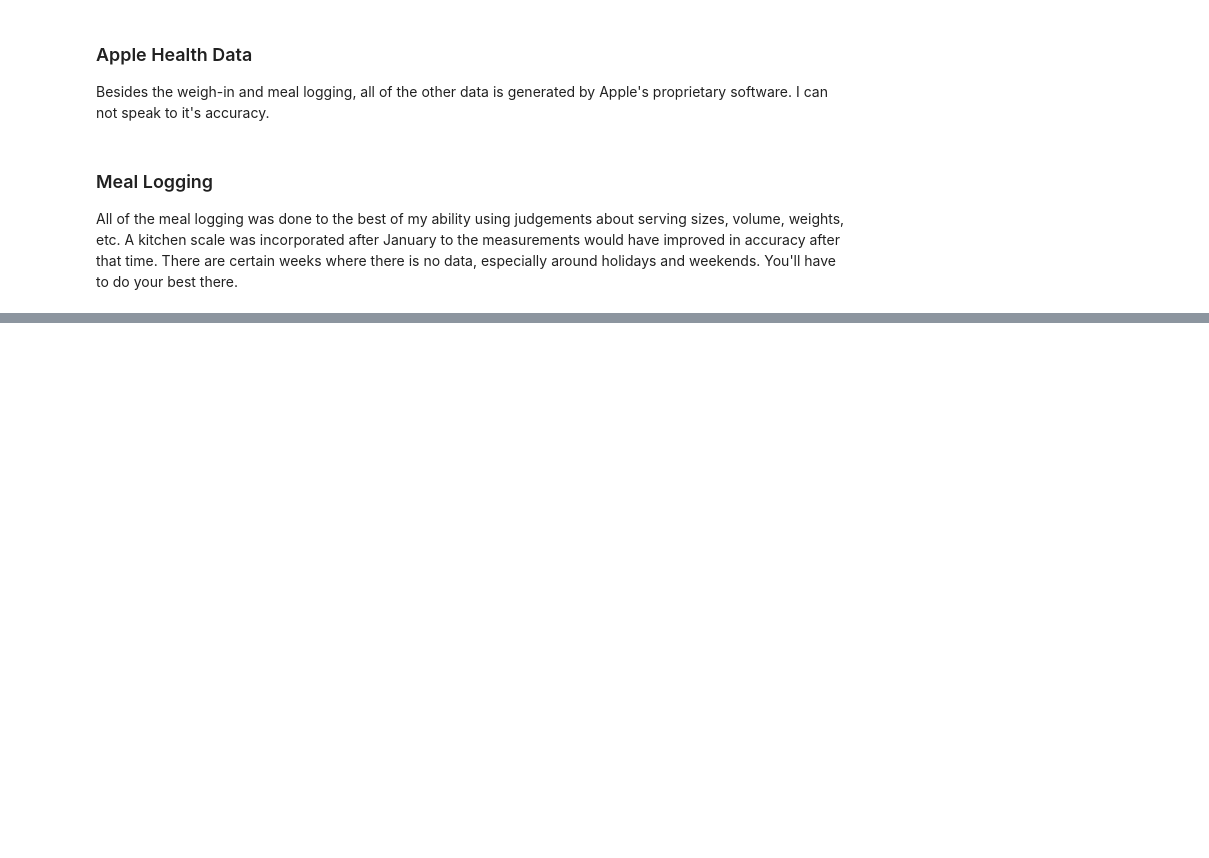
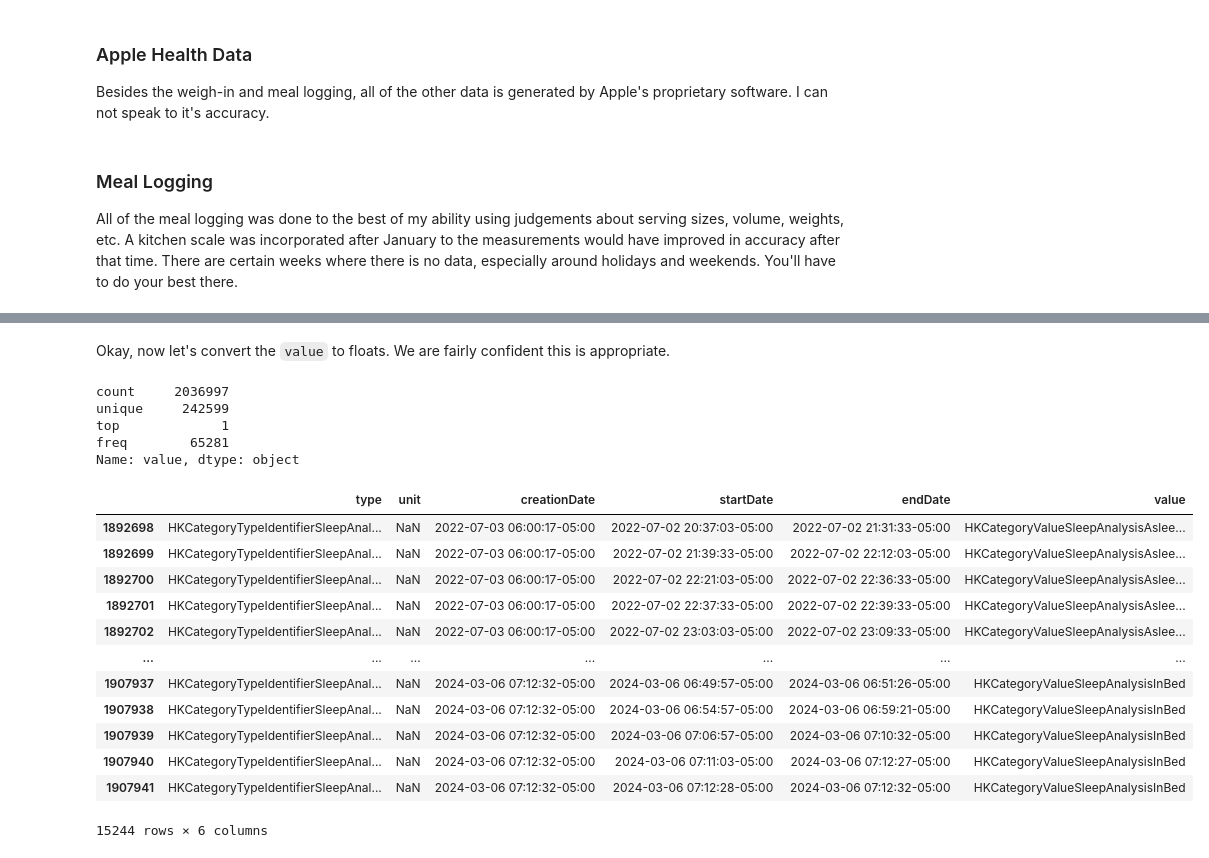
Before and after one commit to bennettandrewm/guess_my_weight, a Jupyter notebook: brainstorm.ipynb, the cells around one changed output, grey strips where cells are left out. Drawn from its saved outputs; the diff is of its cells as text; code cells hidden in the pictures; blank space fills up the shorter version.

```diff
--- a/brainstorm.ipynb
+++ b/brainstorm.ipynb
@@ -50,0 +78,6 @@ record_data.head()
+# %%
+# drop SourceName, Source Type, and device.
+record_data.drop(['sourceName', 'sourceVersion', 'device'], axis = 1, inplace = True)
+# %%
+time_cols = ['creationDate', 'startDate', 'endDate']
+record_data[time_cols] = record_data[time_cols].apply(pd.to_datetime)
@@ -50,0 +100,26 @@ record_data.head()
+# %% [markdown]
+Okay, now let's convert the `value` to floats. We are fairly confident this is appropriate.
+# %%
+record_data['value'].describe()
+# %% [output]
+count     2036997
+unique     242599
+top             1
+freq        65281
+Name: value, dtype: object
+# %%
+record_data[record_data['type'] == 'HKCategoryTypeIdentifierSleepAnalysis']
+# %% [output]
+|  | type | unit | creationDate | startDate | endDate | value |
+| 1892698 | HKCategoryTypeIdentifierSleepAnal... | NaN | 2022-07-03 06:00:17-05:00 | 2022-07-02 20:37:03-05:00 | 2022-07-02 21:31:33-05:00 | HKCategoryValueSleepAnalysisAslee... |
+| 1892699 | HKCategoryTypeIdentifierSleepAnal... | NaN | 2022-07-03 06:00:17-05:00 | 2022-07-02 21:39:33-05:00 | 2022-07-02 22:12:03-05:00 | HKCategoryValueSleepAnalysisAslee... |
+| 1892700 | HKCategoryTypeIdentifierSleepAnal... | NaN | 2022-07-03 06:00:17-05:00 | 2022-07-02 22:21:03-05:00 | 2022-07-02 22:36:33-05:00 | HKCategoryValueSleepAnalysisAslee... |
+| 1892701 | HKCategoryTypeIdentifierSleepAnal... | NaN | 2022-07-03 06:00:17-05:00 | 2022-07-02 22:37:33-05:00 | 2022-07-02 22:39:33-05:00 | HKCategoryValueSleepAnalysisAslee... |
+| 1892702 | HKCategoryTypeIdentifierSleepAnal... | NaN | 2022-07-03 06:00:17-05:00 | 2022-07-02 23:03:03-05:00 | 2022-07-02 23:09:33-05:00 | HKCategoryValueSleepAnalysisAslee... |
+| ... | ... | ... | ... | ... | ... | ... |
+| 1907937 | HKCategoryTypeIdentifierSleepAnal... | NaN | 2024-03-06 07:12:32-05:00 | 2024-03-06 06:49:57-05:00 | 2024-03-06 06:51:26-05:00 | HKCategoryValueSleepAnalysisInBed |
+| 1907938 | HKCategoryTypeIdentifierSleepAnal... | NaN | 2024-03-06 07:12:32-05:00 | 2024-03-06 06:54:57-05:00 | 2024-03-06 06:59:21-05:00 | HKCategoryValueSleepAnalysisInBed |
+| 1907939 | HKCategoryTypeIdentifierSleepAnal... | NaN | 2024-03-06 07:12:32-05:00 | 2024-03-06 07:06:57-05:00 | 2024-03-06 07:10:32-05:00 | HKCategoryValueSleepAnalysisInBed |
+| 1907940 | HKCategoryTypeIdentifierSleepAnal... | NaN | 2024-03-06 07:12:32-05:00 | 2024-03-06 07:11:03-05:00 | 2024-03-06 07:12:27-05:00 | HKCategoryValueSleepAnalysisInBed |
+| 1907941 | HKCategoryTypeIdentifierSleepAnal... | NaN | 2024-03-06 07:12:32-05:00 | 2024-03-06 07:12:28-05:00 | 2024-03-06 07:12:32-05:00 | HKCategoryValueSleepAnalysisInBed |
+15244 rows × 6 columns
```
Also changed, not shown: parts of 19 cells of this notebook.
